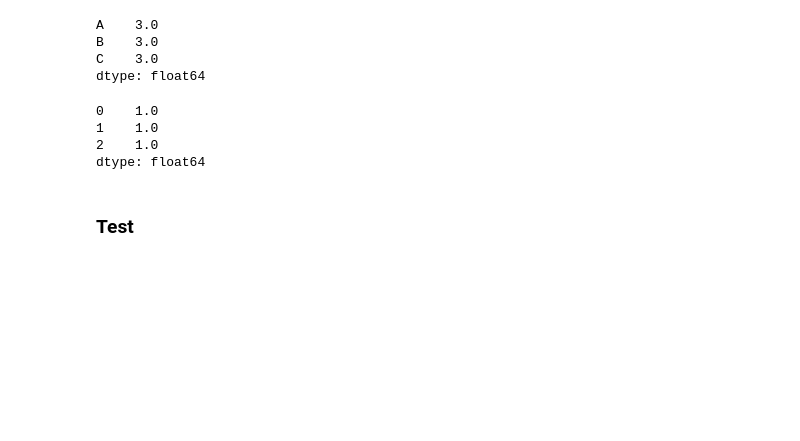
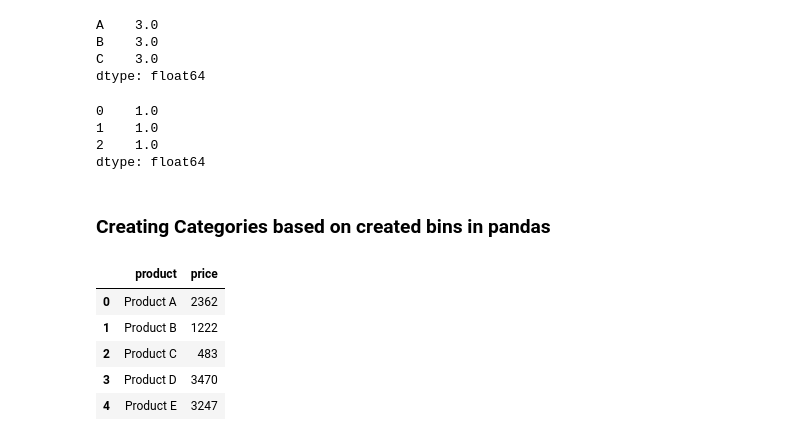
Before and after one commit to arpans2112/MachineLearningFundamentals, a Jupyter notebook: PandasParagon/pandasCheatSheet.ipynb, the cells around one changed output. Saved outputs shown, nothing was run; the diff lists cells and outputs as text; code cells hidden in the pictures; blank space fills up the shorter version.

```diff
--- a/PandasParagon/pandasCheatSheet.ipynb
+++ b/PandasParagon/pandasCheatSheet.ipynb
@@ -826,5 +827,32 @@ df.std(axis=1)
 1    1.0
 2    1.0
 dtype: float64
-# %% [markdown]
-### Test
+# %% [markdown]
+### Creating Categories based on created bins in pandas
+# %%
+import pandas as pd
+import numpy as np
+
+# Sample data
+data = {
+    'product': [
+        'Product A', 'Product B', 'Product C', 'Product D', 'Product E',
+        'Product F', 'Product G', 'Product H', 'Product I', 'Product J',
+        'Product K', 'Product L', 'Product M', 'Product N', 'Product O',
+        'Product P', 'Product Q', 'Product R', 'Product S', 'Product T'
+    ],
+    'price': np.random.randint(100, 5001, size=20)  # Generate 20 random prices between 100 and 5000
+}
+
+# Creating the DataFrame
+product_df = pd.DataFrame(data)
+
+# Displaying the DataFrame
+product_df.head()
+# %% [output]
+|  | product | price |
+| 0 | Product A | 2362 |
+| 1 | Product B | 1222 |
+| 2 | Product C | 483 |
+| 3 | Product D | 3470 |
+| 4 | Product E | 3247 |
```
Also changed, not shown: parts of 6 cells of this notebook, 2 other files.
